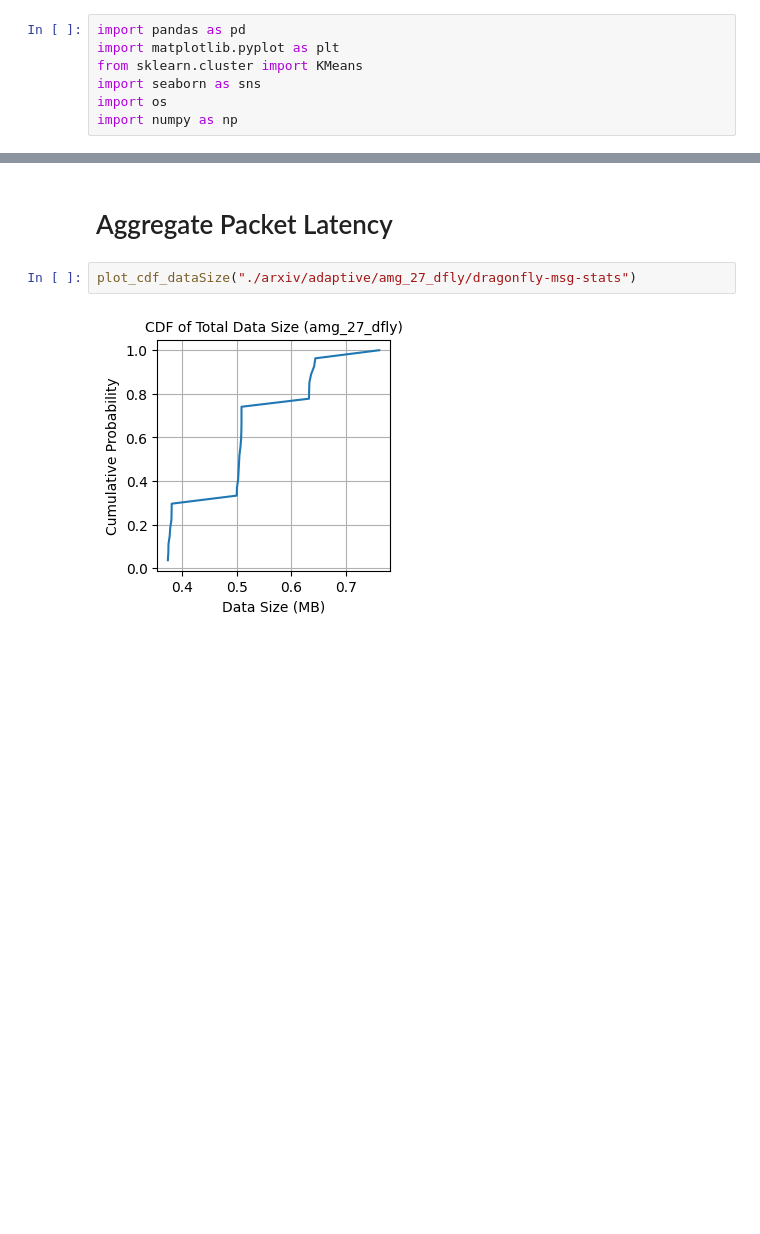
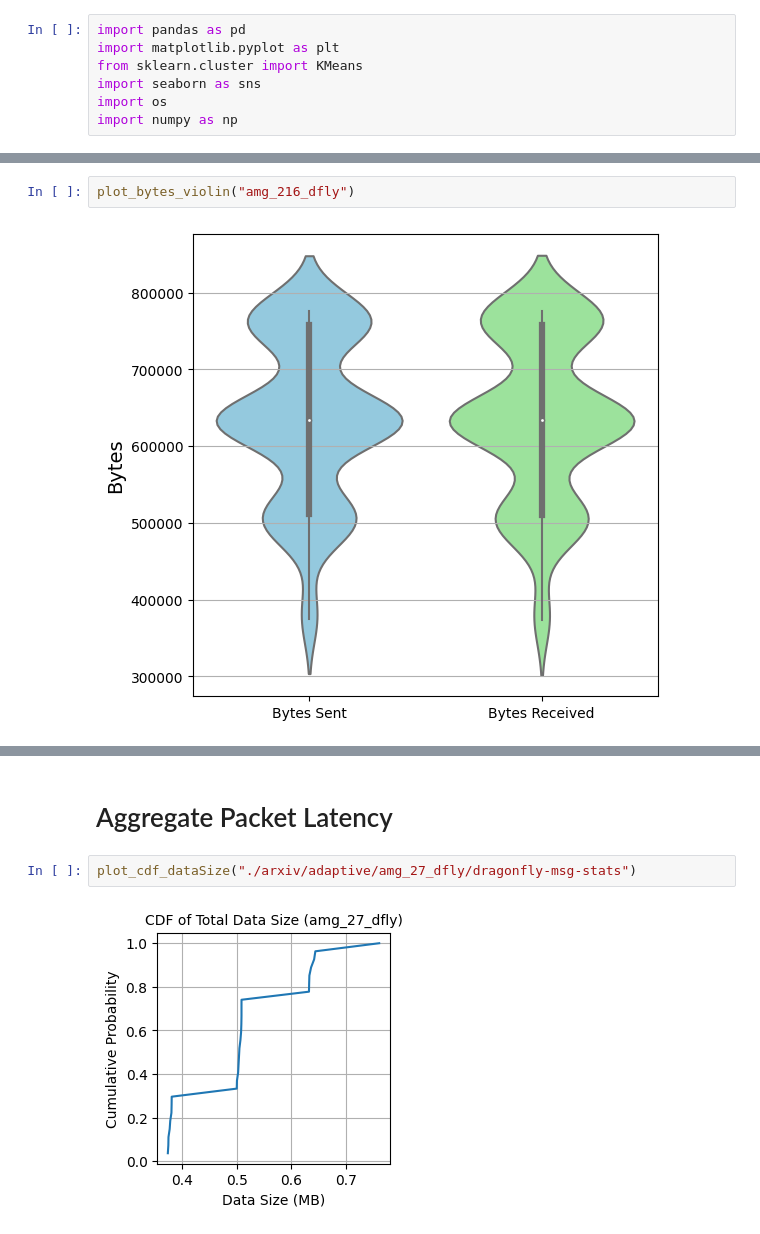
Before and after one commit to zzheng33/cs550, a Jupyter notebook: run/plot.ipynb, the cells around one changed output, grey strips where cells are left out. Cells and saved outputs as stored; diff of their text form; blank space fills up the shorter version.

```diff
--- a/run/plot.ipynb
+++ b/run/plot.ipynb
@@ -243,0 +331,4 @@ def plot_violin_avg_hops(application_name):
+# %%
+plot_bytes_violin("amg_216_dfly")
+# %% [output]
+[figure, added]
```
Also changed, not shown: parts of 15 cells of this notebook.
